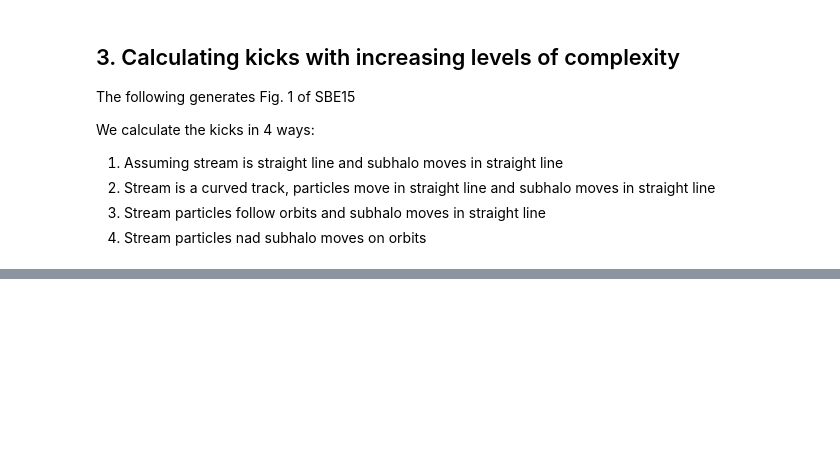
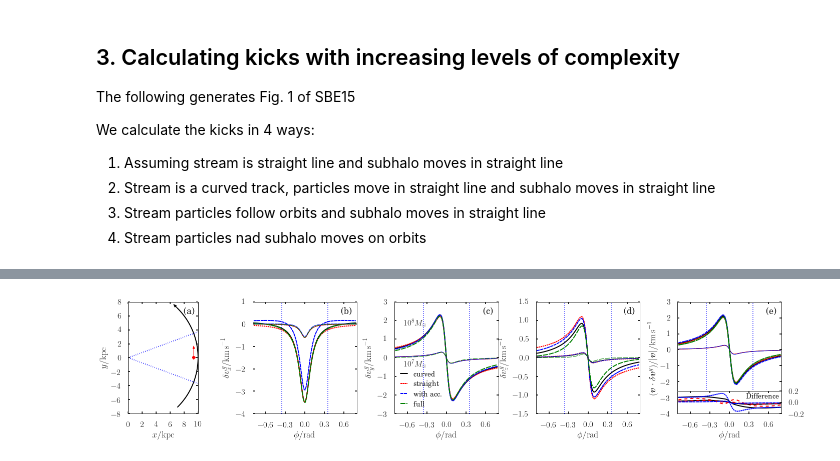
Before and after one commit to jobovy/streamgap-aa, a Jupyter notebook: py/StreamGapExample.ipynb, the cells around one changed output, grey strips where cells are left out. Drawn from its saved outputs; the diff is of its cells as text; code cells hidden in the pictures; blank space fills up the shorter version.

```diff
--- a/py/StreamGapExample.ipynb
+++ b/py/StreamGapExample.ipynb
@@ -393,8 +399,8 @@ deltav_curved_full2 =galpy.df_src.streamgapdf.impulse_deltav_general_fullplummer
 matplotlib.rc('text', usetex=True)
 matplotlib.rcParams['text.latex.preamble']=[r"\usepackage{amsmath}"]
 from matplotlib.ticker import MaxNLocator
-f,a=plt.subplots(1,5,figsize=(21,4))
-plt.subplots_adjust(wspace=0.33)
+f,a=plt.subplots(1,5,figsize=(24,4))
+plt.subplots_adjust(wspace=0.36)
 labels = [r'$\delta v^g_x/\mathrm{km\,s}^{-1}$',r'$\delta v^g_y/\mathrm{km\,s}^{-1}$',r'$\delta v^g_z/\mathrm{km\,s}^{-1}$',r'$(\boldsymbol{v}\cdot\delta\boldsymbol{v}^g)/|\boldsymbol{v}|/\mathrm{km\,s}^{-1}$']
 absV = np.sqrt(np.sum(V*V,axis=1))
 for i in range(4):
@@ -450,32 +456,34 @@ l,=inset_ax.plot(theta,np.sum(V*deltav_curved_acc2,axis=1)/absV-np.sum(V*deltav_
 l.set_dashes([6.,1.])
 inset_ax.xaxis.set_major_locator(MaxNLocator(6))
 inset_ax.yaxis.set_major_locator(MaxNLocator(3))
 inset_ax.text(0.25,.075,'Difference',fontsize=14)
 inset_ax.set_ylim(-.2,.2)
 a[0].plot(xc,yc,'k-')
 a[0].plot(np.linspace(0.,10.),np.tan(np.arccos((rcurv-b_2)/rcurv))*np.linspace(0.,10.),'b:')
 a[0].plot(np.linspace(0.,10.),-np.tan(np.arccos((rcurv-b_2)/rcurv))*np.linspace(0.,10.),'b:')
 a[0].plot([rcurv-b_2],[0.],'r.')
 a[0].plot([0.],[0.],'bx')
 a[0].set_xlabel(r'$x/\mathrm{kpc}$')
 a[0].set_ylabel(r'$y/\mathrm{kpc}$')
 a[0].set_aspect('equal')
 a[0].arrow(rcurv-b_2, 0., 0., 1.3, head_width=0.3, head_length=0.4, fc='r', ec='r')
 s = 0.4
 a[0].arrow(Xc[-1][0], Xc[-1][1], -s*np.sin(theta[-1]), s*np.cos(theta[-1]), head_width=0.3, head_length=0.4, fc='k', ec='k',lw=1.2)
-a[2].legend(frameon=False,handlelength=1,loc=3)
+a[2].legend(frameon=False,handlelength=1,loc=3,fontsize=14)
 a[2].text(-0.65,-0.5,r'$10^7M_\odot$',fontsize=16)
 a[2].text(-0.65,1.7,r'$10^8M_\odot$',fontsize=16)
 a[1].set_ylim(-4.,1.)
 a[0].annotate('(a)', xy=(0.95, 0.95), xycoords='axes fraction', fontsize=18,
                 horizontalalignment='right', verticalalignment='top')
 a[1].annotate('(b)', xy=(0.95, 0.95), xycoords='axes fraction', fontsize=18,
                 horizontalalignment='right', verticalalignment='top')
 a[2].annotate('(c)', xy=(0.95, 0.95), xycoords='axes fraction', fontsize=18,
                 horizontalalignment='right', verticalalignment='top')
 a[3].annotate('(d)', xy=(0.95, 0.95), xycoords='axes fraction', fontsize=18,
                 horizontalalignment='right', verticalalignment='top')
 a[4].annotate('(e)', xy=(0.95, 0.95), xycoords='axes fraction', fontsize=18,
                 horizontalalignment='right', verticalalignment='top')
 
-plt.savefig('../paper/curved_straight_comparison.pdf',bbox_inches='tight')
+plt.savefig('../paper/fig1_curved_straight_comparison.pdf',bbox_inches='tight')
+# %% [output]
+[figure, added]
```
Also changed, not shown: parts of 11 cells of this notebook.
